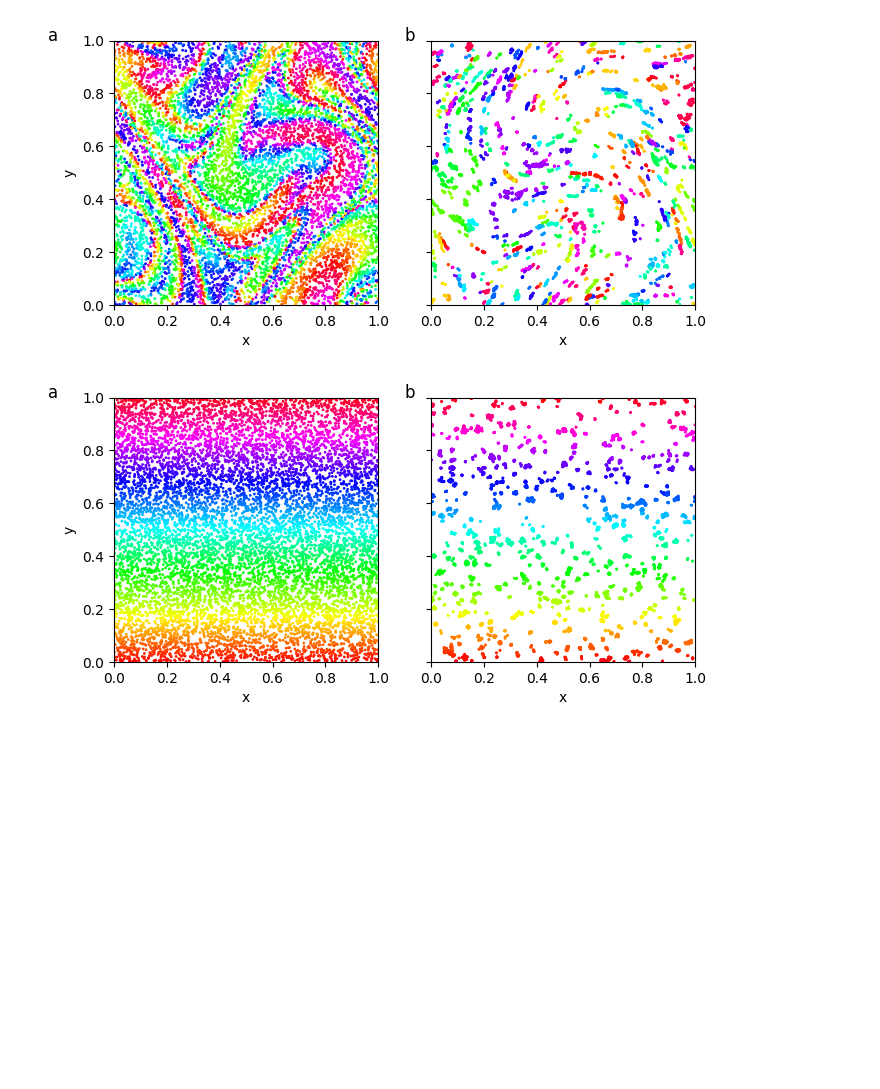
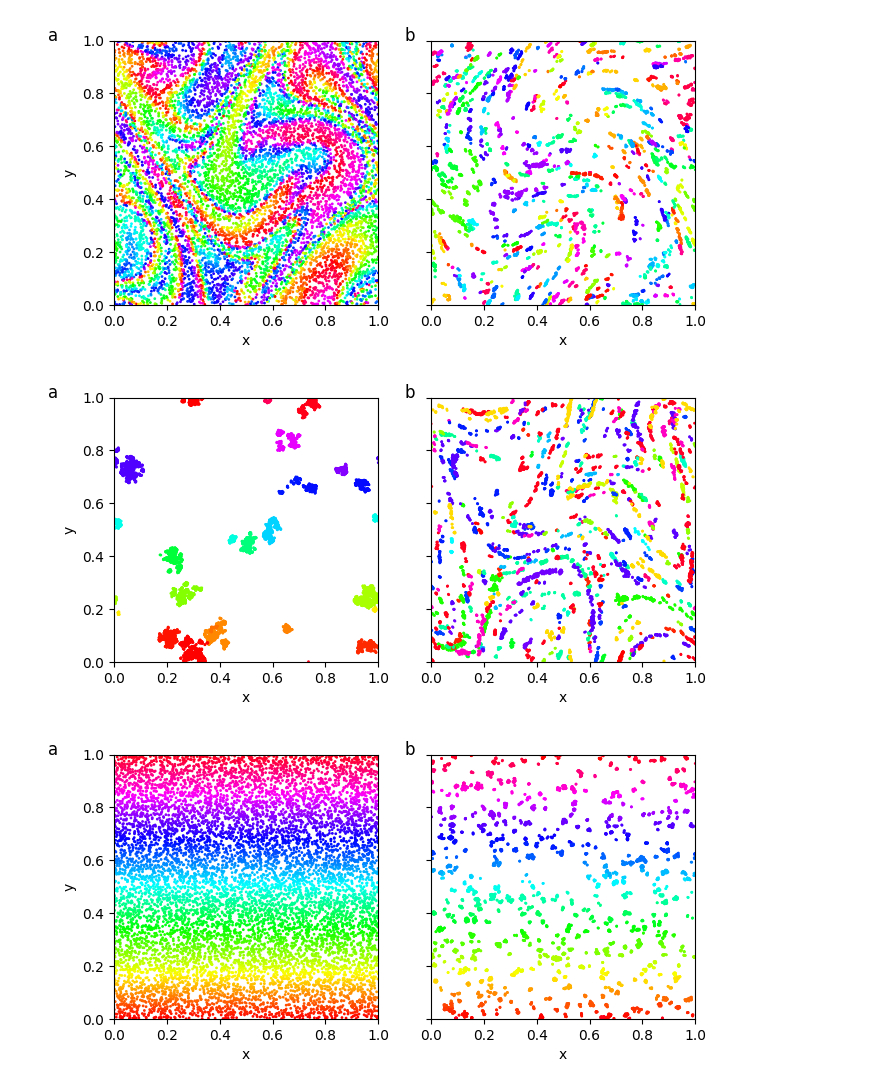
Before and after one commit to KatharinaBracher/Brownian-Bug-Model, a Jupyter notebook: figures.ipynb, the cells around one changed output. Cells and saved outputs as stored; diff of their text form; code cells hidden in the pictures; blank space fills up the shorter version.

Commit message:
plots

```diff
--- a/figures.ipynb
+++ b/figures.ipynb
@@ -77,29 +77,46 @@ starting_positions_0r = [p.y_0 for p in initial_plankton]
 x_positionsr = [p.x for p in plankton]
 y_positionsr = [p.y for p in plankton]
 starting_positionsr = [p.y_0 for p in plankton]
+# %%
+n = 10000 # Starting plankton population size.
+iters = 1000 # Time steps.
+L_max = 1 # Size of square domain.
+colour_map = "hsv"
+
+plankton, initial_plankton = run_simulation(n, iters, L_max, True)
+
+starting_x = [p.x_0 for p in initial_plankton]
+starting_y = [p.y_0 for p in initial_plankton]
+starting_positions_0 = [p.y_0 for p in initial_plankton]
+
+x_positions = [p.x for p in plankton]
+y_positions = [p.y for p in plankton]
+starting_positions = [p.y_0 for p in plankton]
 # %%
 fig, ax = plt.subplots(1,2, figsize=(7.5,5), sharex=True, sharey=True)
 
-'''ax[0].scatter(x=x_positions, y=y_positions, c=starting_positions, s=1, cmap=colour_map)
+ax[0].scatter(x=x_positions, y=y_positions, c=starting_positions, s=1, cmap=colour_map)
 ax[0].set_xlim((0,1))
 ax[0].set_ylim((0,1))
 x0,x1 = ax[0].get_xlim()
 y0,y1 = ax[0].get_ylim()
 ax[0].set_aspect(abs(x1-x0)/abs(y1-y0))
 ax[0].set_xlabel('x')
 ax[0].set_ylabel('y')
-ax[0].text(-0.25, 1, 'a', fontdict=dict(fontsize=12))'''
+ax[0].text(-0.25, 1, 'a', fontdict=dict(fontsize=12))
 
 ax[1].scatter(x=x_positionsr, y=y_positionsr, c=starting_positionsr, s=1, cmap=colour_map)
 ax[1].set_xlim((0,1))
 ax[1].set_ylim((0,1))
 x0,x1 = ax[1].get_xlim()
 y0,y1 = ax[1].get_ylim()
 ax[1].set_aspect(abs(x1-x0)/abs(y1-y0))
 ax[1].set_xlabel('x')
 ax[0].text(1.1, 1, 'b', fontdict=dict(fontsize=12))
 
-#plt.savefig('figures/no_repro_vs_repro.pdf', bbox_inches='tight')
+plt.savefig('figures/long sim.pdf', bbox_inches='tight')
+# %% [output]
+[figure, added]
 # %%
 n = 10000 # Starting plankton population size.
 iters = 30 # Time steps.
```
Also changed, not shown: 1 other file.
